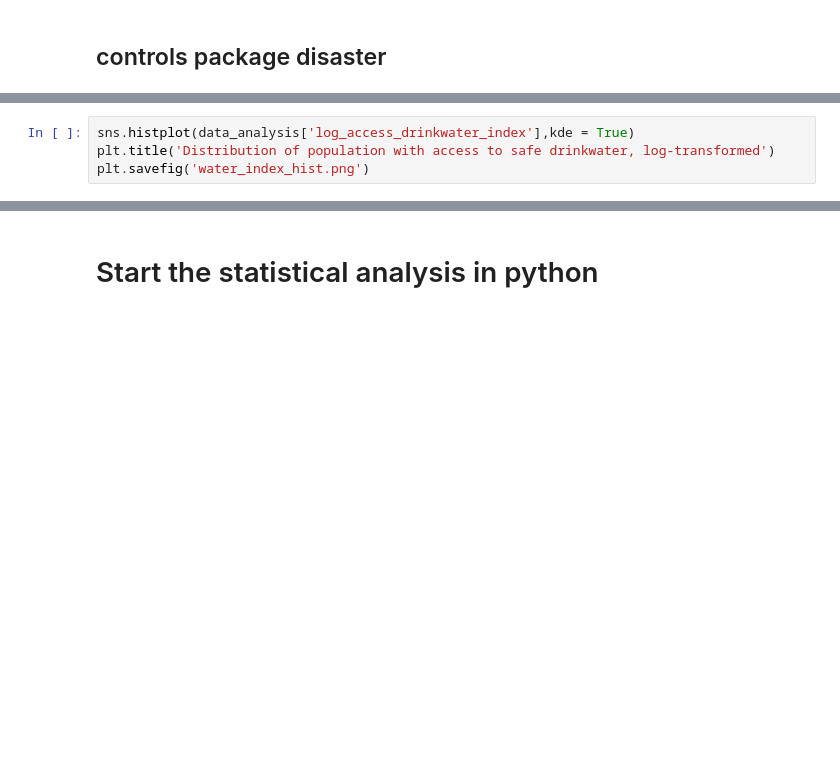
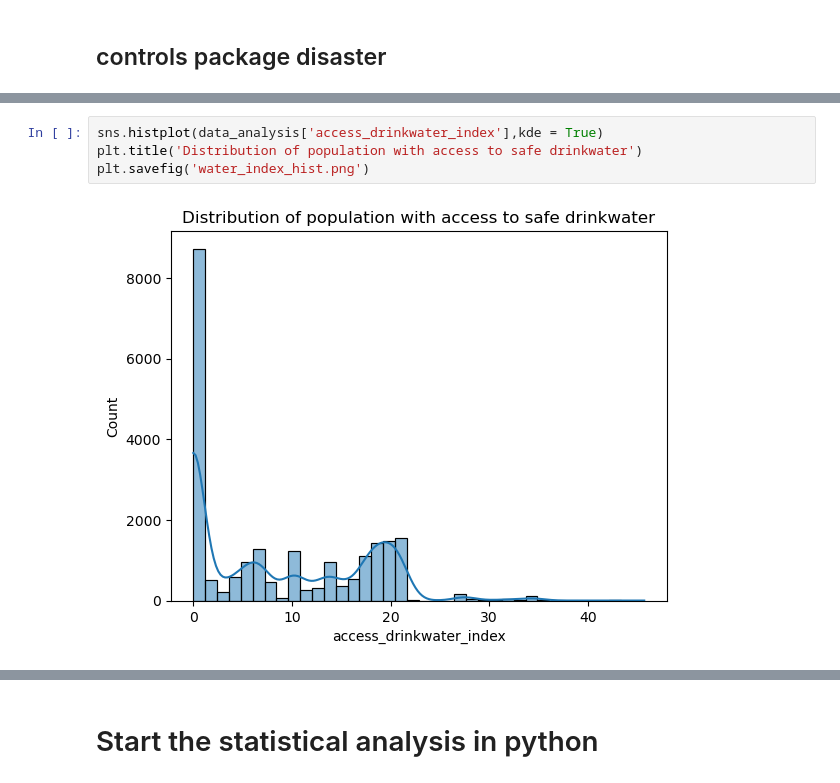
Before and after one commit to NatStrom/Thesis, a Jupyter notebook: Analysis.ipynb, the cells around one changed output, grey strips where cells are left out. Drawn from its saved outputs; the diff is of its cells as text; blank space fills up the shorter version.

```diff
--- a/Analysis.ipynb
+++ b/Analysis.ipynb
@@ -433,5 +690,7 @@ display(data_analysis['gdis_count_lag'].describe())
 # %%
-sns.histplot(data_analysis['log_access_drinkwater_index'],kde = True)
-plt.title('Distribution of population with access to safe drinkwater, log-transformed')
+sns.histplot(data_analysis['access_drinkwater_index'],kde = True)
+plt.title('Distribution of population with access to safe drinkwater')
 plt.savefig('water_index_hist.png')
+# %% [output]
+[figure, added]
 # %%
```
Also changed, not shown: parts of 107 cells of this notebook, 1 other file.
